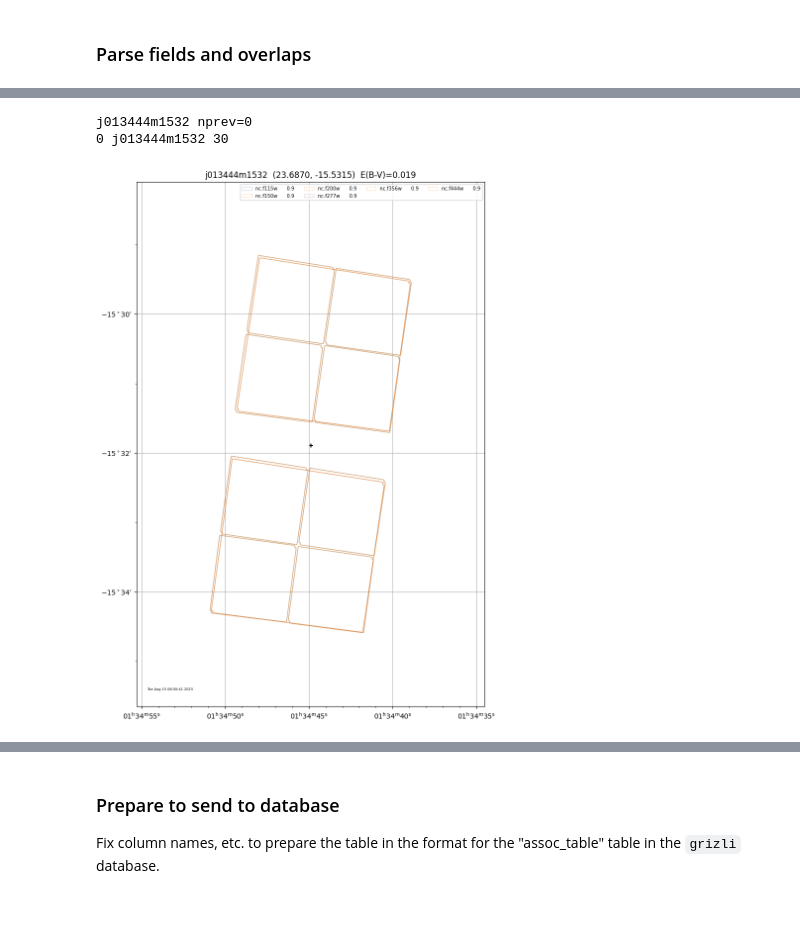
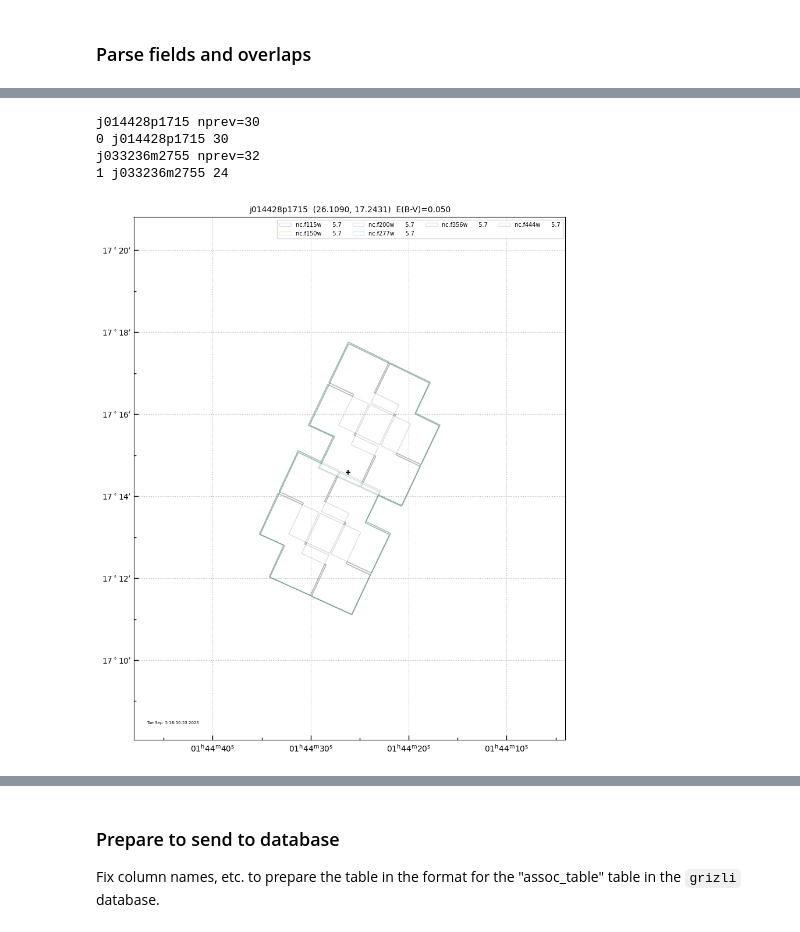
Before and after one commit to gbrammer/panoramic-jwst, a Jupyter notebook: Notebooks/step1-define-associations.ipynb, the cells around one changed output, grey strips where cells are left out. Saved outputs shown, nothing was run; the diff lists cells and outputs as text; code cells hidden in the pictures.

```diff
--- a/Notebooks/step1-define-associations.ipynb
+++ b/Notebooks/step1-define-associations.ipynb
@@ -42,7 +42,7 @@ instruments = ['NRC', 'MIR','NIS'] #,'NRS']
 filters = jwst.make_program_filter([2514]) # PANORAMIC
 
 # recent days
-recent = 7
+recent = 9
 
 # Run the query
 filters += jwst.make_query_filter('productLevel',
@@ -320,26 +409,47 @@ for i, fp in enumerate(tabs[0]['footprint']):
     if sr.sky_area()[0].value < 1:
         print(i, sr.sky_area())
 # %%
-## Split associations
 
 assoc_args = {'max_pa': 5,
-                'max_sep': 1.2,
-                'max_time': 2.0,
-                'match_filter': True,
-                'match_instrument': True,
-                'match_program': True,
-                'hack_grism_pa': False,
-                'parse_for_grisms': False,
-                'match_detector':True}
+                         'max_sep': 1.2,
+                         'max_time': 2.0,
+                         'match_filter': True,
+                         'match_instrument': True,
+                         'match_program': True,
+                         'hack_grism_pa': False,
+                         'parse_for_grisms': False,
+                         'match_detector':True}
+
+if 1207 in tabs[0]['proposal_id']:
+    assoc_args['max_sep'] *= 0.2
 
 if 1895 in tabs[0]['proposal_id']:
     assoc_args['max_sep'] = 0.5
 
 if 2514 in tabs[0]['proposal_id']:
+
     # PANORAMIC
+
+    # Split tabs by detector
+#     xtabs = []
+#     for tab in tabs:
+#         print('Split by detector')
+#         det = utils.Unique(tab['detector'], verbose=True)
+#         for d in det.values:
+#             xtabs.append(tab[det[d]])
+
+#     tabs = xtabs
+
     assoc_args['max_sep'] = 0.9
     assoc_args['max_pa'] = 1090.
     assoc_args['match_program'] = True
+
+if np.in1d(tabs[0]['proposal_id'], [1345, 1837, 1727]).sum() > 0:
+    #assoc_args['max_time'] = 0.5
+    assoc_args['max_sep'] = 0.5
+
+reload(mastquery.plot_utils); reload(mastquery.utils); reload(overlaps)
+reload(mastquery.plot_utils); reload(mastquery.utils); reload(overlaps)
 
 LS_ARGS = dict(pixscale=1,
                layers=['ls-dr9', 'sdss', 'unwise-neo7'],
@@ -349,40 +459,61 @@ LS_ARGS = dict(pixscale=1,
                verbose=True,
                grayscale=False,
                grayscale_params=[99, 1.5, -0.02])
+
+figs = []
 
 for i, tab in enumerate(tabs[:]):
     if (1895 in tab['proposal_id']) & ((tab['dec'] < 0).sum() > 0):
         tab.meta['NAME'] = 'j033236m2745'
 
     nprev = nparent = db.SQL(f"""
 select max(assoc_idx) as idx from assoc_table
 where parent = '{tab.meta['NAME']}' group by parent
 """)
     if len(nprev) == 0:
         assoc_min = 0
     else:
         assoc_min = nprev['idx'][0]+1
 
     print(f"{tab.meta['NAME']} nprev={assoc_min}")
-    make_figure=True
+
+    OTHER_FILTERS = "'F814W','F160W','F115W-CLEAR','F444W-CLEAR'"
+    OTHER_FILTERS = "'F444W-CLEAR'"
 
     _ = overlaps.split_associations(tab, assoc_min=assoc_min,
                                     assoc_args=assoc_args, force_split=True,
-                                    make_figure=make_figure,
                                     with_ls_thumbnail=False,
-                                    xsize=8, ls_args=LS_ARGS)
+                                    xsize=8, ls_args=LS_ARGS,
+                                    pad_arcmin=2.5,
+                                    db_query_str=f"(filter in ({OTHER_FILTERS}) OR instrume in ('NIRISS'))",
+                                    #db_query_str="instrume in ('WFC3','ACS','NIRISS','NIRCAM','MIRI')",
+                                   )
 
     tab['filter'] = tab['filter-pupil']
     tab['parent'] = tab.meta['NAME']
 
-    if make_figure:
-        _[1].savefig('{0}_footprint.png'.format(tab.meta['NAME']), dpi=150)
+    # expand padding on figure
+    fig = _[1]
+    ax = fig.gca()
+    xra = ax.get_xlim()
+    yra = ax.get_ylim()
+    cosd = np.cos(np.mean(yra)/180*np.pi)
+    xra += 2/60/cosd*np.array([1,-1])
+    yra += 2/60*np.array([-1,1])
+    ax.set_xlim(xra)
+    ax.set_ylim(yra)
+
+    fig.savefig('{0}_footprint.png'.format(tab.meta['NAME']), dpi=150)
+    figs.append(fig)
+
     tab.write('{0}_footprint.fits'.format(tab.meta['NAME']), overwrite=True)
 
     print(i, tab.meta['NAME'], len(np.unique(tab['assoc_idx'])))
 
 #overlaps.find_overlaps?
 # %% [output]
-j013444m1532 nprev=0
-0 j013444m1532 30
+j014428p1715 nprev=30
+0 j014428p1715 30
+j033236m2755 nprev=32
+1 j033236m2755 24
-[figure, old version]
+[figure, new version]
```
Also changed, not shown: parts of 25 cells of this notebook.
